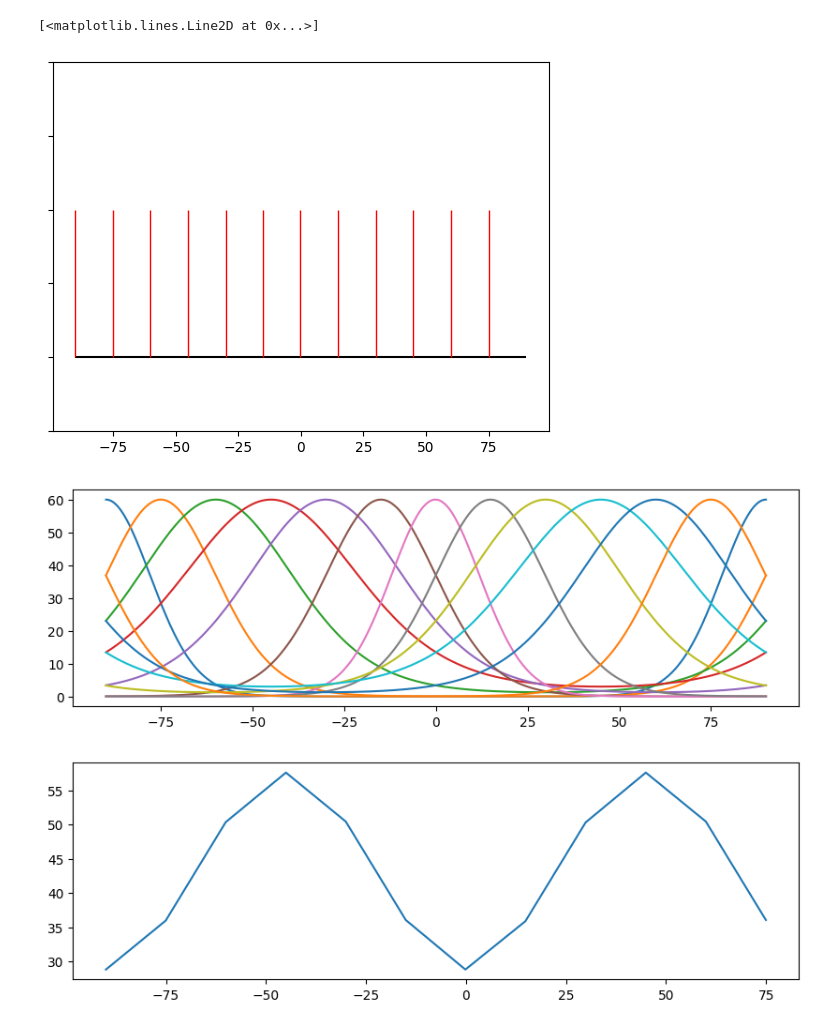
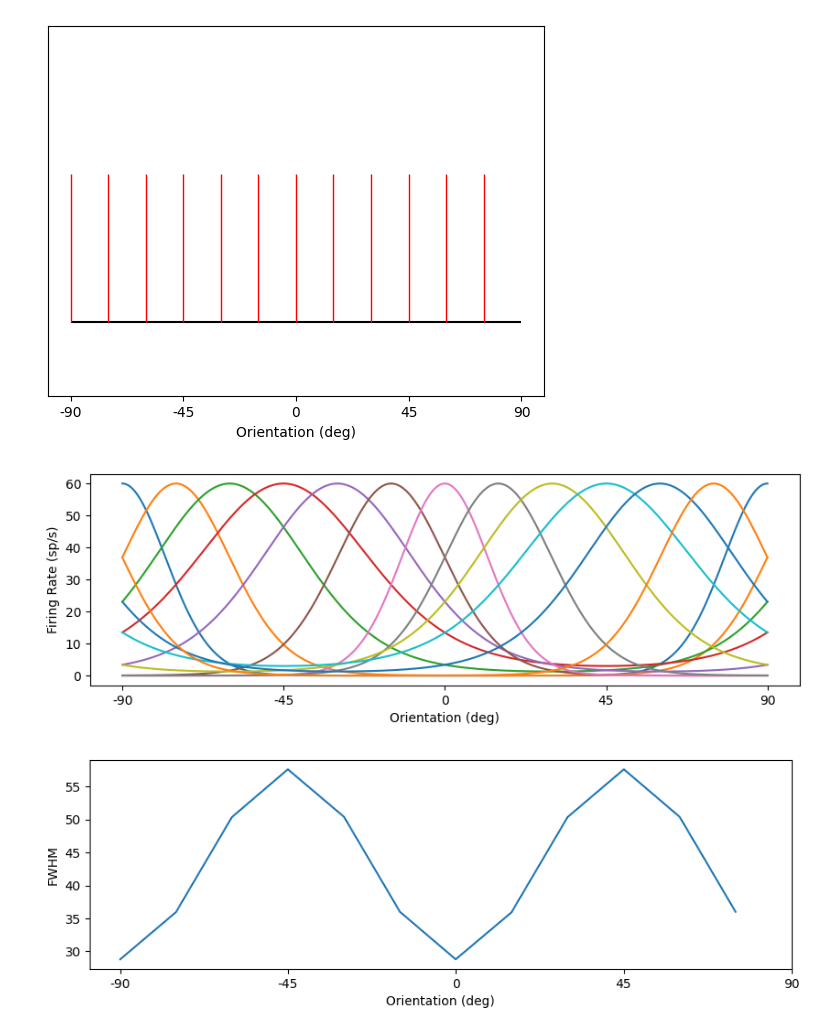
Before and after one commit to RichardJamesLeadbeater/TaskSpecificNeuralMechanismsShapeOrientationPerception, a Jupyter notebook: Modelling/Modelling Flow.ipynb, the cells around one changed output. Saved outputs shown, nothing was run; the diff lists cells and outputs as text; code cells hidden in the pictures.

```diff
--- a/Modelling/Modelling Flow.ipynb
+++ b/Modelling/Modelling Flow.ipynb
@@ -86,23 +88,31 @@ model = gen_population_code(cardinal, oblique, orispace,
 # %%
 # Show preferences of each neuron
 fig, ax = plt.subplots()
 ax.hlines(0, xmin=-90, xmax=90, color='black')
 ax.vlines(model.prefs, ymin=0, ymax=1, color='red', linewidth=1, zorder=5)
-ax.set_ylim(-0.5, 2)
-ax.set_yticklabels([])
+ax.set(xlabel='Orientation (deg)',
+       ylim=(-0.5, 2),
+       yticks=[],
+       xticks=[-90, -45, 0, 45, 90], xticklabels=[f"{i}" for i in [-90, -45, 0, 45, 90]],
+       );
 
 # The tuning curves of each neuron has been set up according to the defined parameters
 fig, ax = plt.subplots(figsize=(10, 3))
-plt.plot(orispace.tiling, model.all_tunings.T)
+plt.plot(orispace.tiling, model.tunings.T)
+ax.set(xlabel='Orientation (deg)', ylabel='Firing Rate (sp/s)',
+       xticks=[-90, -45, 0, 45, 90], xticklabels=[f"{i}" for i in [-90, -45, 0, 45, 90]],
+       );
 
 # We can see how the anisotropic parameters vary across orientation space
 fig, ax = plt.subplots(figsize=(10, 3))
 plt.plot(orispace.tiling[model.prefs_idx], model.param_distribs['fwhm'])
+ax.set(xlabel='Orientation (deg)', ylabel='FWHM',
+       xticks=[-90, -45, 0, 45, 90], xticklabels=[f"{i}" for i in [-90, -45, 0, 45, 90]],
+       );
 # %% [output]
-[<matplotlib.lines.Line2D at 0x...>]
-[figure, old version]
+[figure, new version]
-[figure, old version]
+[figure, new version]
-[figure, old version]
+[figure, new version]
 # %%
 '''
 Simulating model responses and task performance
```
Also changed, not shown: parts of 2 cells of this notebook, 2 other files.
